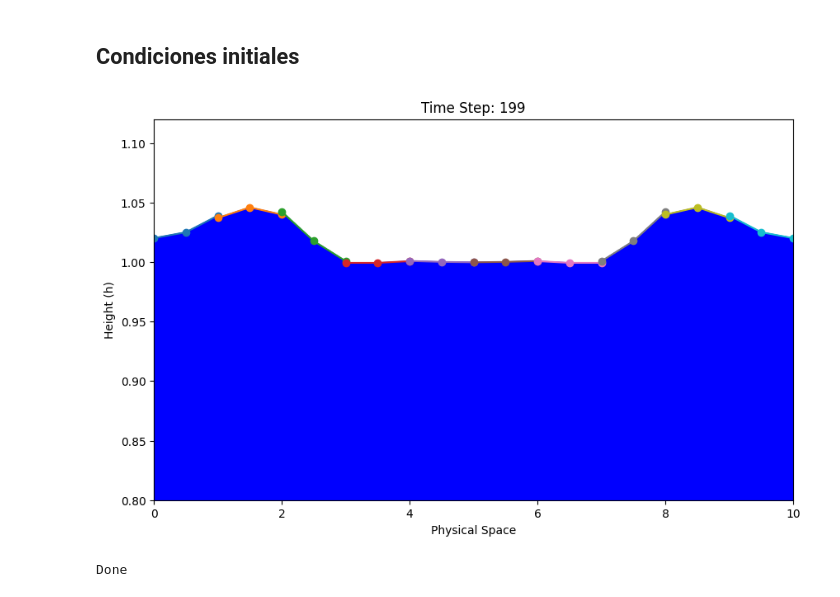
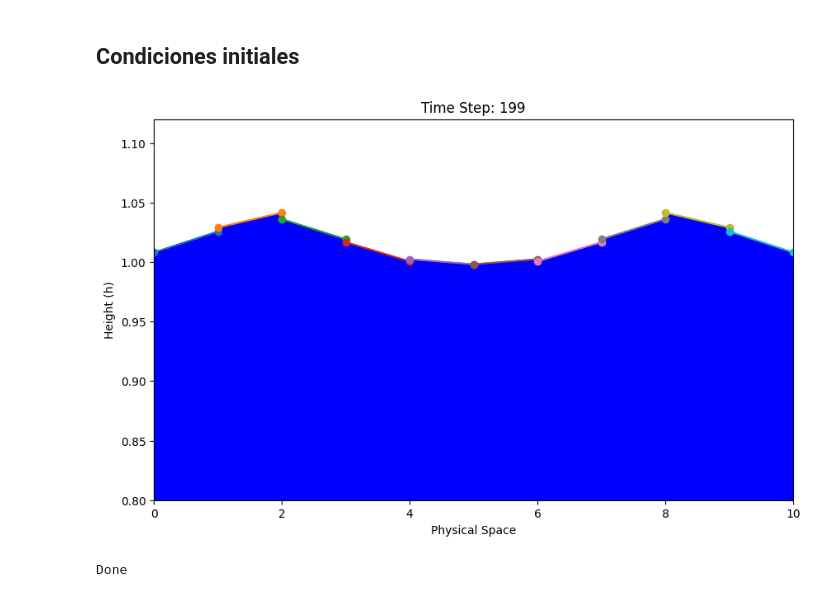
Before and after one commit to erickurquilla1999/1D-Shallow-Water-Equation, a Jupyter notebook: lecture_01.ipynb, the cells around one changed output. Drawn from its saved outputs; the diff is of its cells as text; code cells hidden in the pictures.

Commit message:
Simplificando el calculo de la malla

```diff
--- a/lecture_01.ipynb
+++ b/lecture_01.ipynb
@@ -53,13 +53,12 @@ import integrator
 # Parametros de entrada
 
 # Dominio espacial de la simulacion
-x_initial = 0 # (m) cooordenda inicial del dominio
+x_inicial = 0 # (m) cooordenda inicial del dominio
 x_final = 10 # (m) coordenada final del dominio
 
 # Parametros del metodo de elementos finitos
-N_elements= 10 # numero de elementos
-N_nodos = 3 # numero de nodos por elemento
-p_basis_order = N_nodos - 1 # Orden de los polinomios de lagrange para la base
+N_elementos = 10 # numero de elementos
+N_nodos = 2 # numero de nodos por elemento
 
 # Dominio temporal
 n_steps = 200 # numero de pasos temporales
@@ -136,49 +106,49 @@ Nodos interiores de elemento 9: [ 9.   9.5 10. ]
 # %% [markdown]
 ## Condiciones initiales
 # %%
-h = 1.0 + 0.1 * np.exp( - ( mesh - 5.0 )**2 ) # Height (cm)
-u = mesh * 0.0 # Velocity (cm/s)
+h = 1.0 + 0.1 * np.exp( - ( malla - 5.0 )**2 ) # Height (cm)
+u = malla * 0.0 # Velocity (cm/s)
 # %%
-element_number = np.arange(N_elements)
-element_lengths = mesh[:,-1] - mesh[:,0]
+element_number = np.arange(N_elementos)
+element_lengths = malla[:,-1] - malla[:,0]
 
 # generating reference space information
-gauss_weights, basis_values_at_gauss_quad, basis_values_x_derivative_at_gauss_quad, basis_values_at_nodes = basis.generate_reference_space(mesh, n_gauss_poins)
+gauss_weights, basis_values_at_gauss_quad, basis_values_x_derivative_at_gauss_quad, basis_values_at_nodes = basis.generate_reference_space(malla, n_gauss_poins)
 
 # compute mass matrix M_ij = integral phi_i(x) phi_j(x) dx and return the inverse matrix of M_ij
 mass_matrix_inverse = evolve.compute_mass_matrix_inverse(element_lengths, gauss_weights, basis_values_at_gauss_quad)
 
 # time step
 time_step = np.array(t_limit/n_steps)
 
 # evolving in time the PDE
 for number_of_t_step in np.arange(n_steps):
 
     # plotting
     clear_output(wait=True)  # Clear the output of the current cell
     plt.figure(figsize=(10, 6))
     plt.clf()  # Clear the current figure
-    for i in range(N_elements):
-        plt.plot(mesh[i], h[i], linestyle='-', marker='o')
-        plt.fill_between(mesh[i], h[i], 0, color='blue')
+    for i in range(N_elementos):
+        plt.plot(malla[i], h[i], linestyle='-', marker='o')
+        plt.fill_between(malla[i], h[i], 0, color='blue')
     plt.ylim(0.8, 1.12)
     plt.xlim(0.0, 10.0)
     # plt.gca().set_aspect('equal', adjustable='box')
     plt.xlabel('Physical Space')
     plt.ylabel('Height (h)')
     plt.title(f'Time Step: {number_of_t_step}')
     # plt.legend()
     # plt.grid(True)
     plt.show()
     time.sleep(0)  # Pause for a second to see the change
 
     # Fordward euler time stepping method
     # h, u = integrator.euler_method( h, u, time_step, element_number, basis_values_at_gauss_quad, basis_values_x_derivative_at_gauss_quad, gauss_weights, element_lengths, basis_values_at_nodes, mass_matrix_inverse)
 
     # RK4 time stepping method
     h, u = integrator.rk4_method( h, u, time_step, element_number, basis_values_at_gauss_quad, basis_values_x_derivative_at_gauss_quad, gauss_weights, element_lengths, basis_values_at_nodes, mass_matrix_inverse)
 
 print(f'Done')
 # %% [output]
-[figure, old version]
+[figure, new version]
 Done
```
Also changed, not shown: parts of 3 cells of this notebook.
